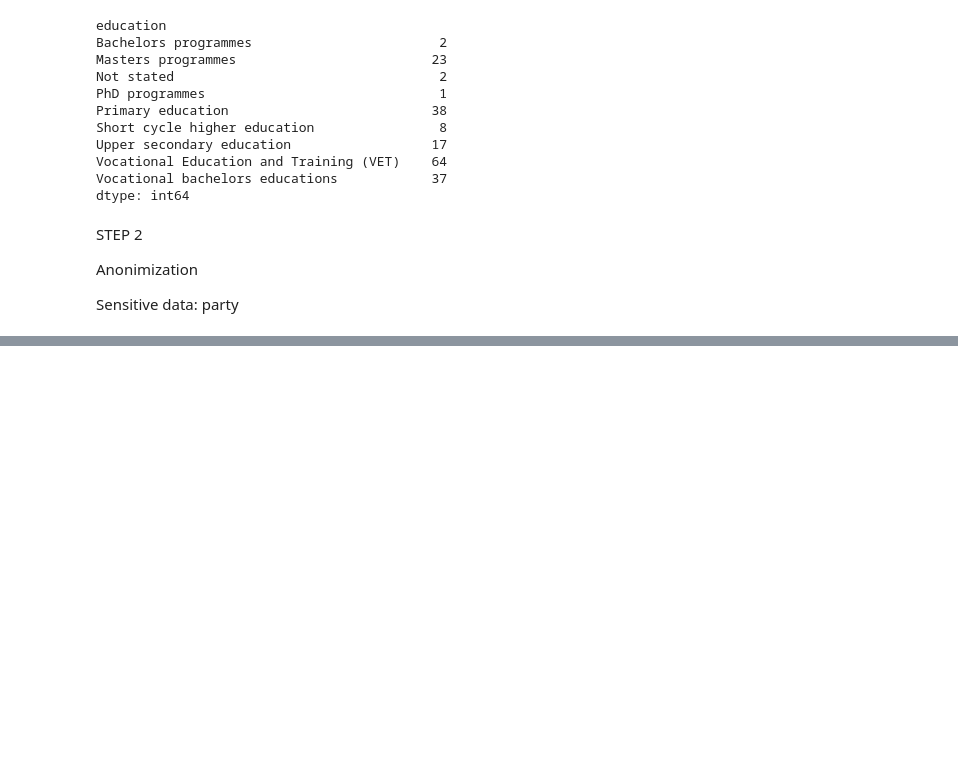
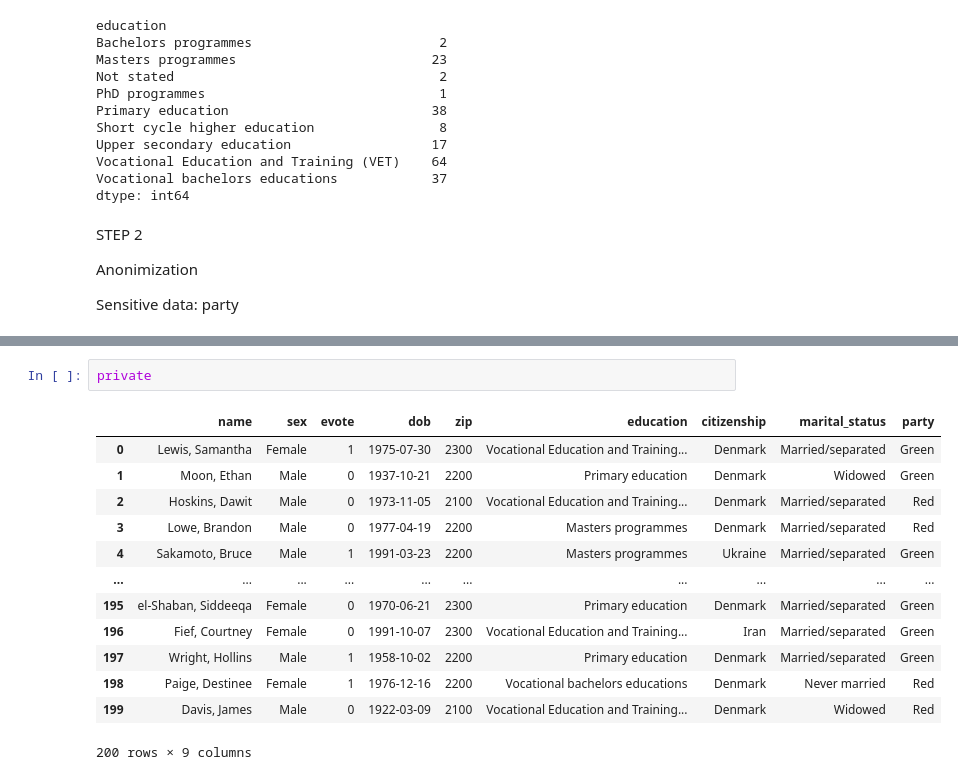
Before and after one commit to biobab/priv_proj, a Jupyter notebook: proj.ipynb, the cells around one changed output, grey strips where cells are left out. Cells and saved outputs as stored; diff of their text form; blank space fills up the shorter version.

```diff
--- a/proj.ipynb
+++ b/proj.ipynb
@@ -588,0 +771,16 @@ party
+# %%
+private
+# %% [output]
+|  | name | sex | evote | dob | zip | education | citizenship | marital_status | party |
+| 0 | Lewis, Samantha | Female | 1 | 1975-07-30 | 2300 | Vocational Education and Training... | Denmark | Married/separated | Green |
+| 1 | Moon, Ethan | Male | 0 | 1937-10-21 | 2200 | Primary education | Denmark | Widowed | Green |
+| 2 | Hoskins, Dawit | Male | 0 | 1973-11-05 | 2100 | Vocational Education and Training... | Denmark | Married/separated | Red |
+| 3 | Lowe, Brandon | Male | 0 | 1977-04-19 | 2200 | Masters programmes | Denmark | Married/separated | Red |
+| 4 | Sakamoto, Bruce | Male | 1 | 1991-03-23 | 2200 | Masters programmes | Ukraine | Married/separated | Green |
+| ... | ... | ... | ... | ... | ... | ... | ... | ... | ... |
+| 195 | el-Shaban, Siddeeqa | Female | 0 | 1970-06-21 | 2300 | Primary education | Denmark | Married/separated | Green |
+| 196 | Fief, Courtney | Female | 0 | 1991-10-07 | 2300 | Vocational Education and Training... | Iran | Married/separated | Green |
+| 197 | Wright, Hollins | Male | 1 | 1958-10-02 | 2200 | Primary education | Denmark | Married/separated | Green |
+| 198 | Paige, Destinee | Female | 1 | 1976-12-16 | 2200 | Vocational bachelors educations | Denmark | Never married | Red |
+| 199 | Davis, James | Male | 0 | 1922-03-09 | 2100 | Vocational Education and Training... | Denmark | Widowed | Red |
+200 rows × 9 columns
```
Also changed, not shown: parts of 8 cells of this notebook.
